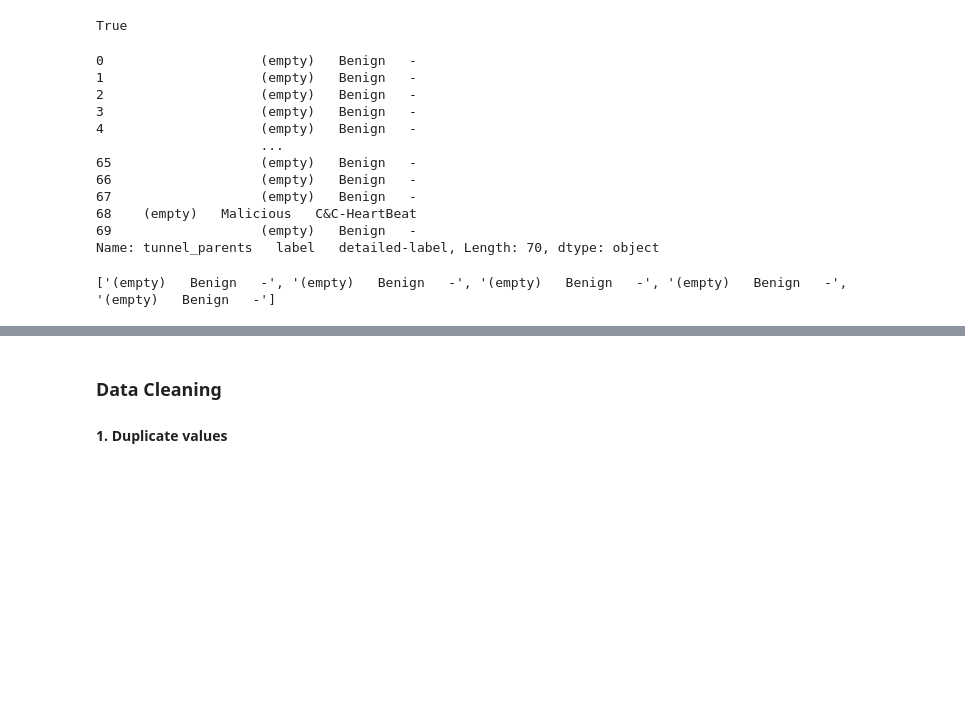
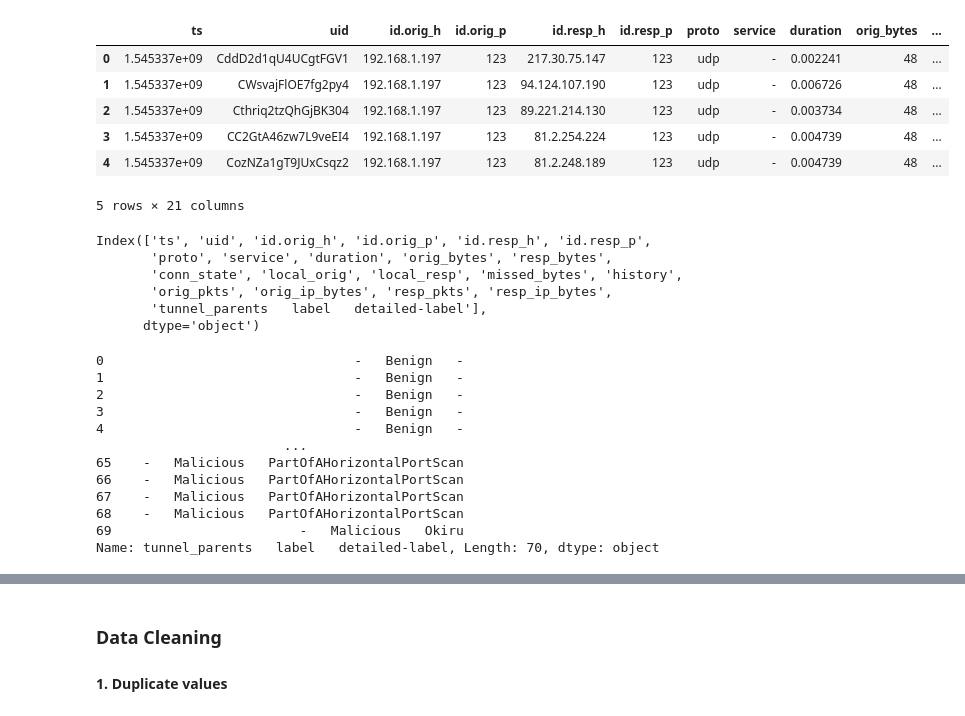
Before and after one commit to tvtrungg/IoT-23, a Jupyter notebook: projet.ipynb, the cells around one changed output, grey strips where cells are left out. Drawn from its saved outputs; the diff is of its cells as text; code cells hidden in the pictures; blank space fills up the shorter version.

```diff
--- a/projet.ipynb
+++ b/projet.ipynb
@@ -9,45 +10,42 @@ import os
 import glob
 # %%
 # Load the dataset
-data = pd.read_csv('./data/dataset6.csv')
+chunk_size = 100000
+chunks = pd.read_csv('./data/dataset18.csv', chunksize=chunk_size)
+
+data = pd.concat(chunks, ignore_index=True)
-# %%
-folder_path = "./data"
-csv_files = glob.glob(os.path.join(folder_path, "*.csv"))
-
-# Read the first CSV file to get the reference columns
-first_df = pd.read_csv(csv_files[0], nrows=0)  # Read only headers to save memory
-reference_columns = list(first_df.columns)
-
-# Check if all CSV files have the same columns
-all_same_columns = True
-for file in csv_files[1:]:
-    df = pd.read_csv(file, nrows=0)  # Read only headers
-    current_columns = list(df.columns)
-    if current_columns != reference_columns:
-        print(f"File {file} has different columns: {current_columns}")
-        all_same_columns = False
-        break
-
-print(all_same_columns)
-# %% [output]
-True
+# %%
+data.head()
+# %% [output]
+|  | ts | uid | id.orig_h | id.orig_p | id.resp_h | id.resp_p | proto | service | duration | orig_bytes | ... |
+| 0 | 1.545337e+09 | CddD2d1qU4UCgtFGV1 | 192.168.1.197 | 123 | 217.30.75.147 | 123 | udp | - | 0.002241 | 48 | ... |
+| 1 | 1.545337e+09 | CWsvajFlOE7fg2py4 | 192.168.1.197 | 123 | 94.124.107.190 | 123 | udp | - | 0.006726 | 48 | ... |
+| 2 | 1.545337e+09 | Cthriq2tzQhGjBK304 | 192.168.1.197 | 123 | 89.221.214.130 | 123 | udp | - | 0.003734 | 48 | ... |
+| 3 | 1.545337e+09 | CC2GtA46zw7L9veEI4 | 192.168.1.197 | 123 | 81.2.254.224 | 123 | udp | - | 0.004739 | 48 | ... |
+| 4 | 1.545337e+09 | CozNZa1gT9JUxCsqz2 | 192.168.1.197 | 123 | 81.2.248.189 | 123 | udp | - | 0.004739 | 48 | ... |
+5 rows × 21 columns
+# %%
+data.columns
+# %% [output]
+Index(['ts', 'uid', 'id.orig_h', 'id.orig_p', 'id.resp_h', 'id.resp_p',
+       'proto', 'service', 'duration', 'orig_bytes', 'resp_bytes',
+       'conn_state', 'local_orig', 'local_resp', 'missed_bytes', 'history',
+       'orig_pkts', 'orig_ip_bytes', 'resp_pkts', 'resp_ip_bytes',
+       'tunnel_parents   label   detailed-label'],
+      dtype='object')
 # %%
 data['tunnel_parents   label   detailed-label'].head(70)
 # %% [output]
-0                    (empty)   Benign   -
-1                    (empty)   Benign   -
-2                    (empty)   Benign   -
-3                    (empty)   Benign   -
-4                    (empty)   Benign   -
-                     ...
-65                   (empty)   Benign   -
-66                   (empty)   Benign   -
-67                   (empty)   Benign   -
-68    (empty)   Malicious   C&C-HeartBeat
-69                   (empty)   Benign   -
+0                                -   Benign   -
+1                                -   Benign   -
+2                                -   Benign   -
+3                                -   Benign   -
+4                                -   Benign   -
+                        ...
+65    -   Malicious   PartOfAHorizontalPortScan
+66    -   Malicious   PartOfAHorizontalPortScan
+67    -   Malicious   PartOfAHorizontalPortScan
+68    -   Malicious   PartOfAHorizontalPortScan
+69                        -   Malicious   Okiru
 Name: tunnel_parents   label   detailed-label, Length: 70, dtype: object
-# %%
-print(data['tunnel_parents   label   detailed-label'].head().to_list())
-# %% [output]
-['(empty)   Benign   -', '(empty)   Benign   -', '(empty)   Benign   -', '(empty)   Benign   -', '(empty)   Benign   -']
 # %%
```
Also changed, not shown: parts of 11 cells of this notebook, 2 other files.
